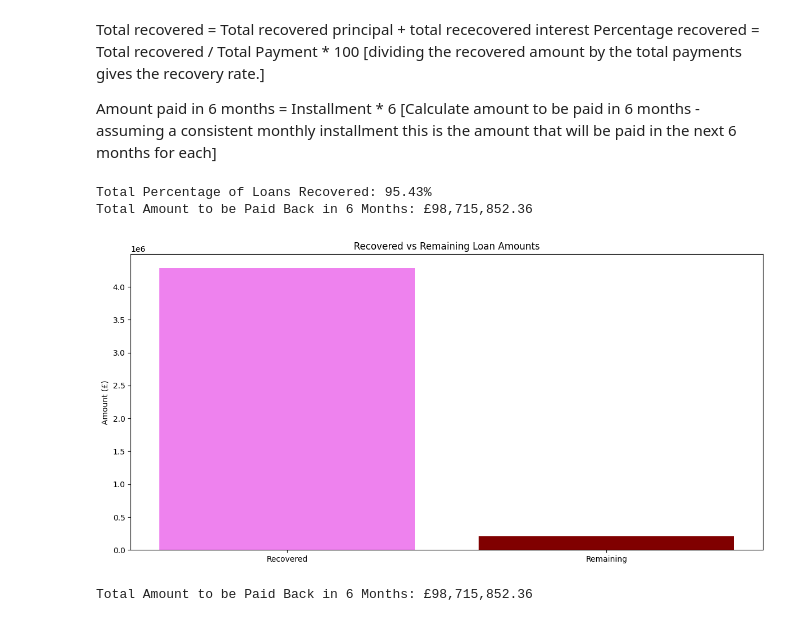
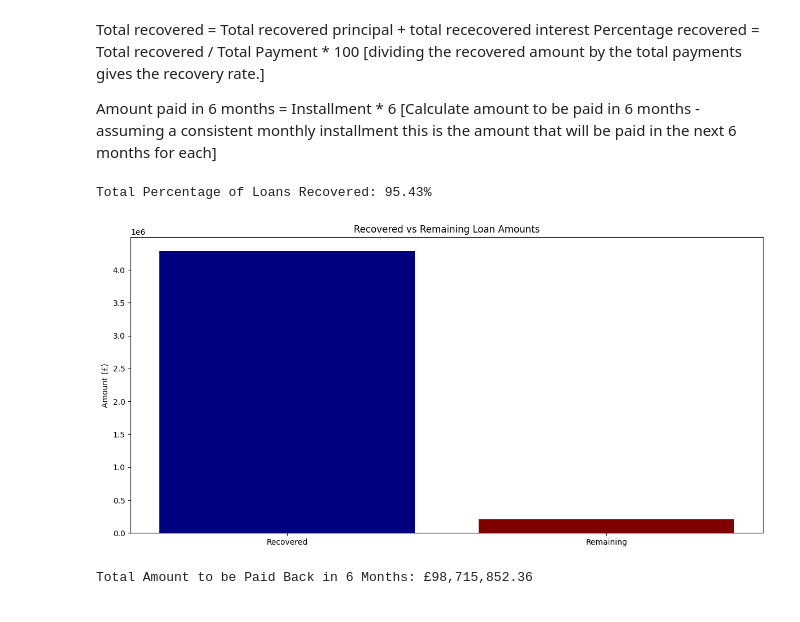
Before and after one commit to Tori2305/Customer_loans_in_finance, a Jupyter notebook: milestone_4.ipynb, the cells around one changed output. Cells and saved outputs as stored; diff of their text form; code cells hidden in the pictures.

```diff
--- a/milestone_4.ipynb
+++ b/milestone_4.ipynb
@@ -36,32 +36,31 @@ Amount paid in 6 months = Installment * 6 [Calculate amount to be paid in 6 mont
 # %%
 import pandas as pd
 import matplotlib.pyplot as plt
 
 data['total_recovered'] = data['total_rec_prncp'] + data['total_rec_int']
 data['percentage_recovered'] = (data['total_recovered'] / data['total_payment']) * 100
 
 total_percentage_recovered = (data['total_recovered'].sum() / data['total_payment'].sum()) * 100
 
 print(f"Total Percentage of Loans Recovered: {total_percentage_recovered:.2f}%")
 
 
 # Visualization
 plt.figure(figsize=(12, 6))
 
 # Bar chart: Recovered vs Remaining
 recovered = data['total_recovered'].sum()
 remaining = data['total_payment'].sum() - recovered
-plt.bar(['Recovered', 'Remaining'], [recovered, remaining], color=['violet', 'maroon'])
+plt.bar(['Recovered', 'Remaining'], [recovered, remaining], color=['navy', 'maroon'])
 plt.title('Recovered vs Remaining Loan Amounts')
 plt.ylabel('Amount (£)')
 
 
 plt.tight_layout()
 plt.show()
 # %% [output]
 Total Percentage of Loans Recovered: 95.43%
-Total Amount to be Paid Back in 6 Months: £98,715,852.36
-[figure, old version]
+[figure, new version]
 # %%
 import pandas as pd
 import matplotlib.pyplot as plt
```
Also changed, not shown: 2 other files.
